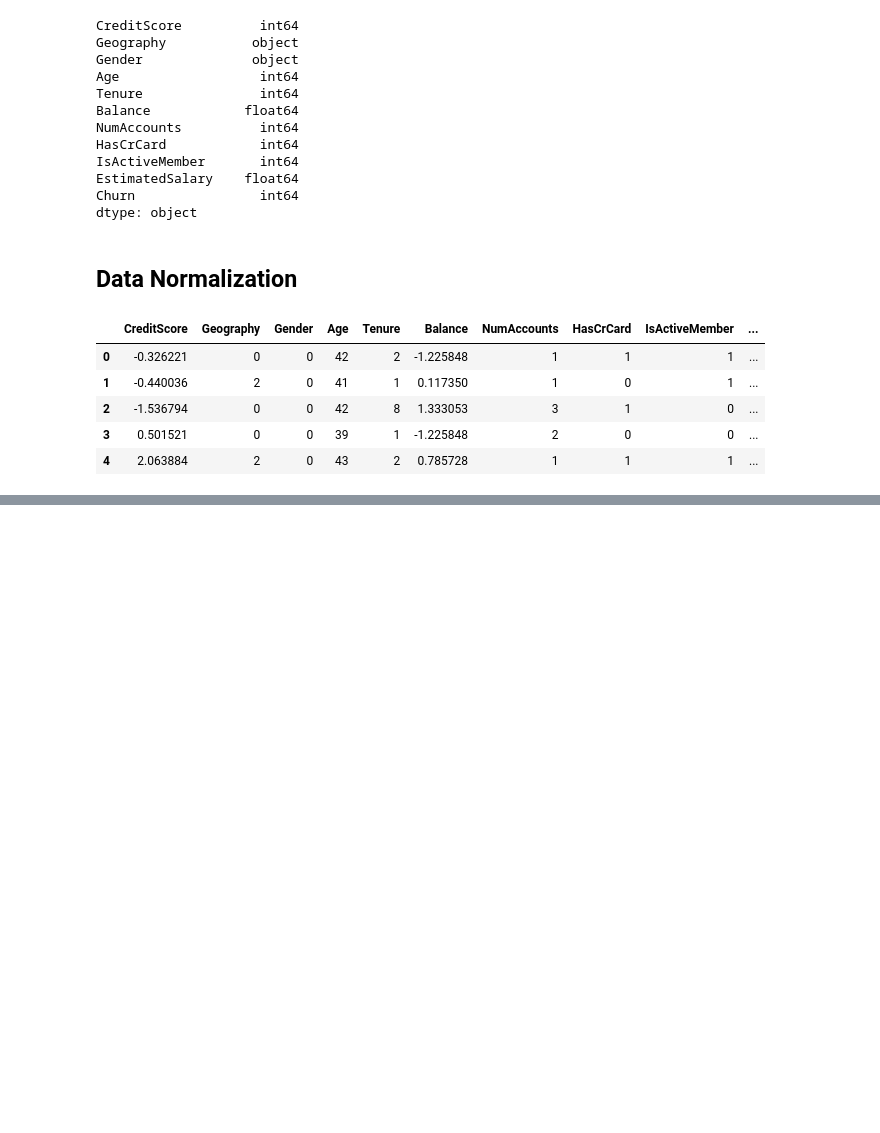
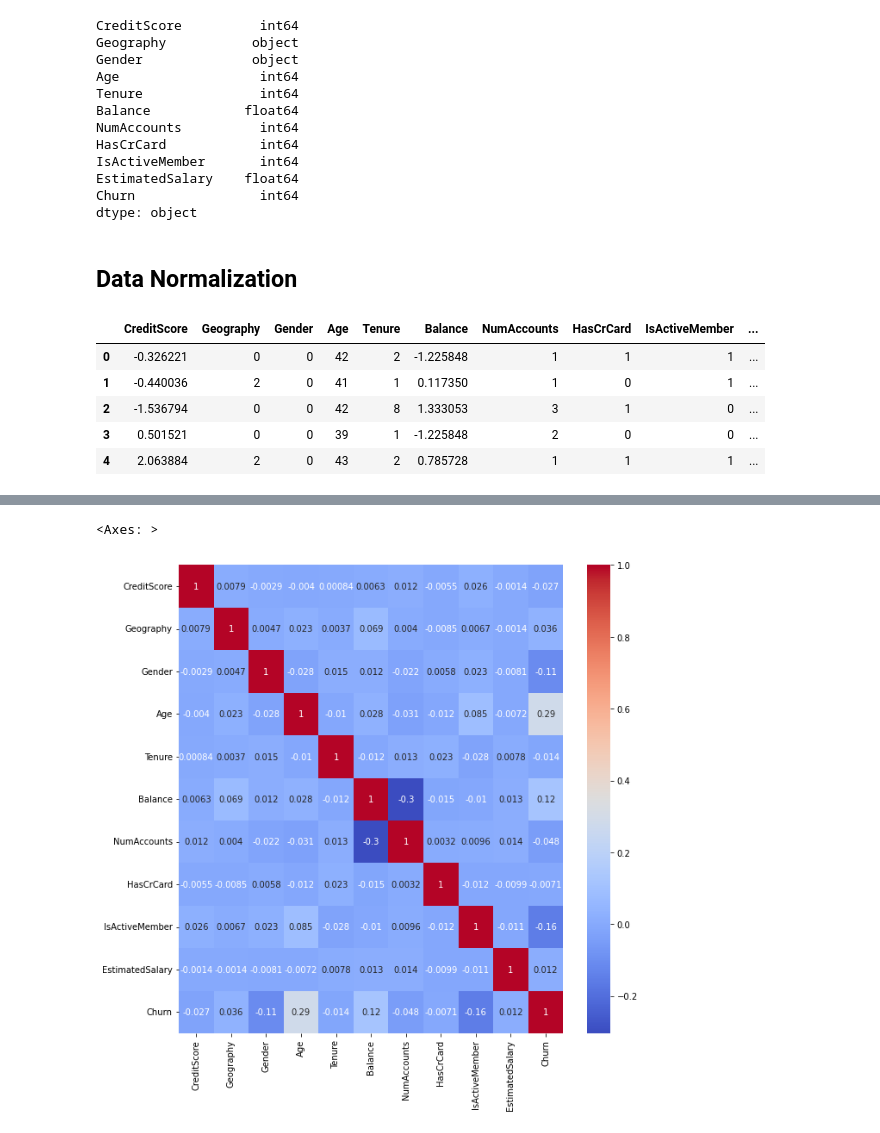
Before and after one commit to arnavakula/churn-prediction, a Jupyter notebook: manav_churn_rate_analysis.ipynb, the cells around one changed output, grey strips where cells are left out. Cells and saved outputs as stored; diff of their text form; code cells hidden in the pictures; blank space fills up the shorter version.

```diff
--- a/manav_churn_rate_analysis.ipynb
+++ b/manav_churn_rate_analysis.ipynb
@@ -315,3 +315,9 @@ df.corr().style.background_gradient(cmap='coolwarm')
 | IsActiveMember | 0.025651 | 0.006724 | 0.022544 | 0.085472 | -0.028362 | -0.010084 | 0.009612 | -0.011866 | 1.000000 | ... |
 | EstimatedSalary | -0.001384 | -0.001369 | -0.008112 | -0.007201 | 0.007784 | 0.012797 | 0.014204 | -0.009933 | -0.011421 | ... |
 | Churn | -0.027094 | 0.035943 | -0.106512 | 0.285323 | -0.014001 | 0.118533 | -0.047820 | -0.007138 | -0.156128 | ... |
+# %%
+plt.figure(figsize=(10,10)) # setting up a space for our heatmap
+sns.heatmap(df.corr(),cmap='coolwarm',annot=True)
+# %% [output]
+<Axes: >
+[figure, added]
```
